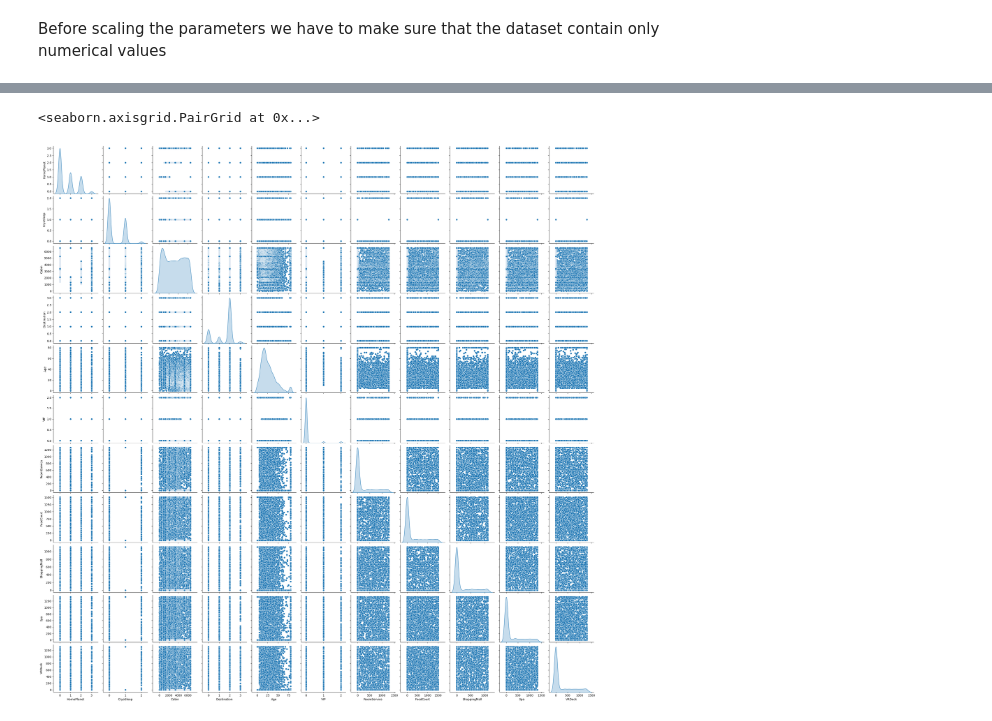
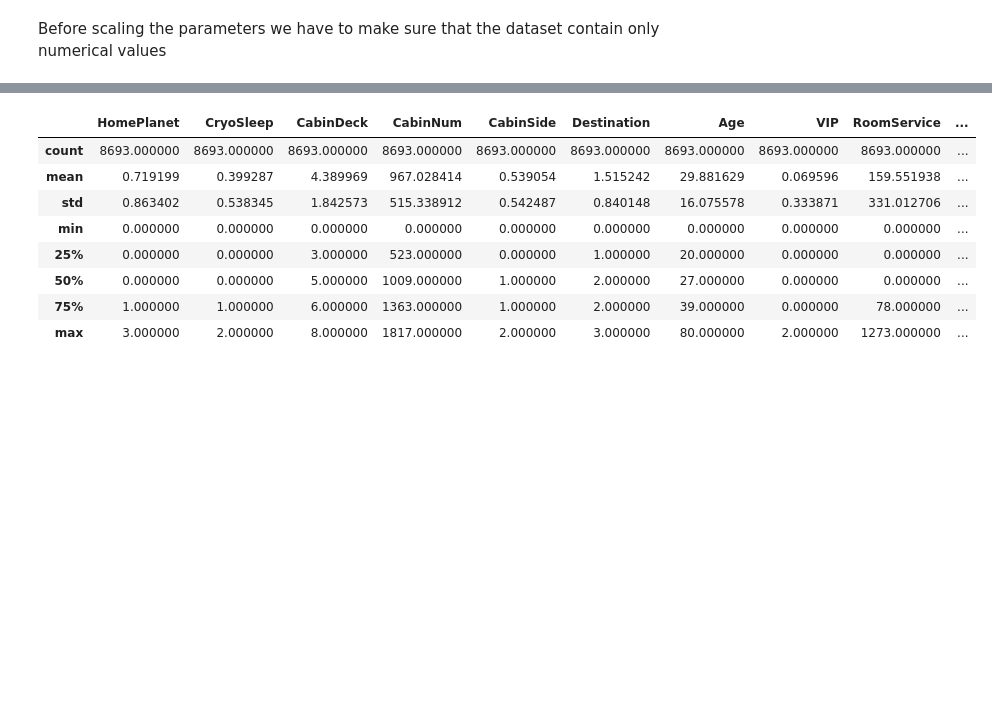
Before and after one commit to VidWantsToDevelop/Kaggle_Solutions, a Jupyter notebook: Competitions/Models/spaceship-titanic/notebook.ipynb, the cells around one changed output, grey strips where cells are left out. Drawn from its saved outputs; the diff is of its cells as text; code cells hidden in the pictures; blank space fills up the shorter version.

```diff
--- a/Competitions/Models/spaceship-titanic/notebook.ipynb
+++ b/Competitions/Models/spaceship-titanic/notebook.ipynb
@@ -161,8 +212,15 @@ len(numeric_features)
-# %%
-sns.pairplot(df[numeric_features], diag_kind='kde')
-# %% [output]
-<seaborn.axisgrid.PairGrid at 0x...>
-[figure, removed]
+# %%
+df[numeric_features].describe()
+# %% [output]
+|  | HomePlanet | CryoSleep | CabinDeck | CabinNum | CabinSide | Destination | Age | VIP | RoomService | ... |
+| count | 8693.000000 | 8693.000000 | 8693.000000 | 8693.000000 | 8693.000000 | 8693.000000 | 8693.000000 | 8693.000000 | 8693.000000 | ... |
+| mean | 0.719199 | 0.399287 | 4.389969 | 967.028414 | 0.539054 | 1.515242 | 29.881629 | 0.069596 | 159.551938 | ... |
+| std | 0.863402 | 0.538345 | 1.842573 | 515.338912 | 0.542487 | 0.840148 | 16.075578 | 0.333871 | 331.012706 | ... |
+| min | 0.000000 | 0.000000 | 0.000000 | 0.000000 | 0.000000 | 0.000000 | 0.000000 | 0.000000 | 0.000000 | ... |
+| 25% | 0.000000 | 0.000000 | 3.000000 | 523.000000 | 0.000000 | 1.000000 | 20.000000 | 0.000000 | 0.000000 | ... |
+| 50% | 0.000000 | 0.000000 | 5.000000 | 1009.000000 | 1.000000 | 2.000000 | 27.000000 | 0.000000 | 0.000000 | ... |
+| 75% | 1.000000 | 1.000000 | 6.000000 | 1363.000000 | 1.000000 | 2.000000 | 39.000000 | 0.000000 | 78.000000 | ... |
+| max | 3.000000 | 2.000000 | 8.000000 | 1817.000000 | 2.000000 | 3.000000 | 80.000000 | 2.000000 | 1273.000000 | ... |
 # %%
 num_cols = len(numeric_features)
 
```
Also changed, not shown: parts of 13 cells of this notebook, 6 other files.
